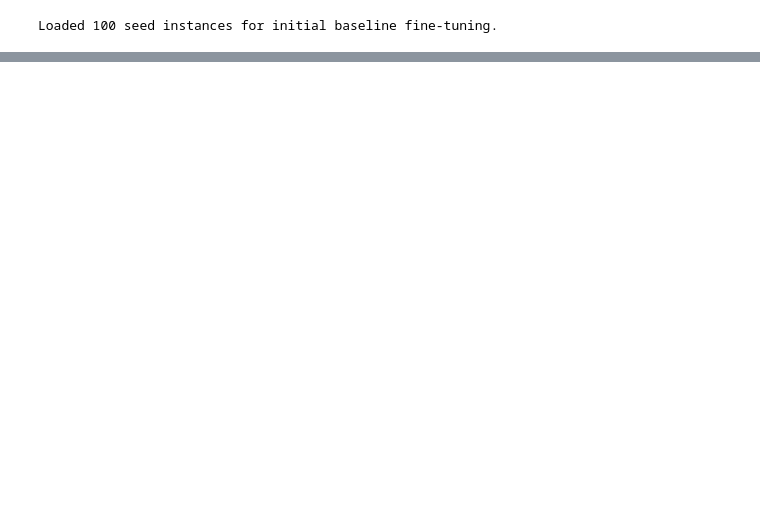
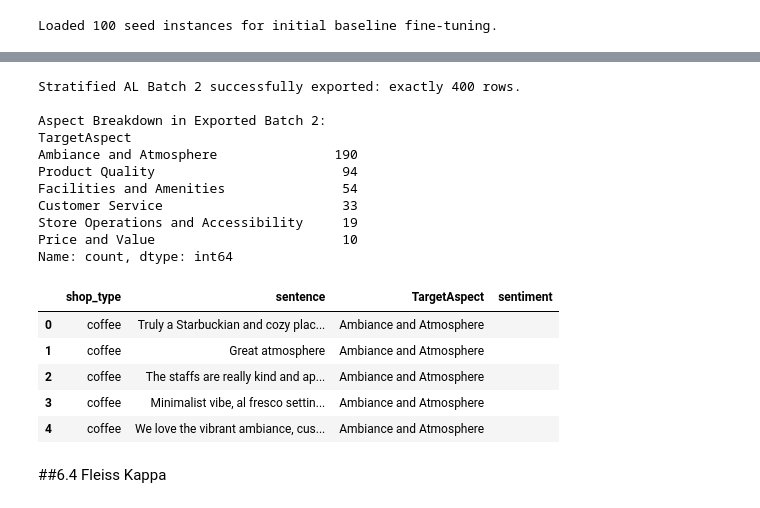
Before and after one commit to z-sulit/Thesis-Project-Aspect-Based-Sentiment-Analysis, a Jupyter notebook: _6_Active_Learning_w_Human_Annotation/phase6.ipynb, the cells around one changed output, grey strips where cells are left out. Drawn from its saved outputs; the diff is of its cells as text; code cells hidden in the pictures; blank space fills up the shorter version.

```diff
--- a/_6_Active_Learning_w_Human_Annotation/phase6.ipynb
+++ b/_6_Active_Learning_w_Human_Annotation/phase6.ipynb
@@ -453,0 +464,55 @@ KeyboardInterrupt:
+# %%
+candidate_pool = df_ranked.head(1500).copy()
+
+# 2. Configure 400-Row Target across the 6 Aspect Categories
+target_batch_size = 400
+num_aspects = candidate_pool['TargetAspect'].nunique()
+rows_per_aspect = target_batch_size // num_aspects  # 66 per aspect
+
+# 3. Stratified Sampling (Preserving TargetAspect explicitly)
+sampled_groups = []
+for aspect, group in candidate_pool.groupby('TargetAspect'):
+    sample_n = min(len(group), rows_per_aspect)
+    sampled_groups.append(group.sample(n=sample_n, random_state=42))
+
+batch_2 = pd.concat(sampled_groups, ignore_index=True)
+
+# 4. Top up remainder to hit exactly 400 rows
+if len(batch_2) < target_batch_size:
+    deficit = target_batch_size - len(batch_2)
+    remainder = candidate_pool[~candidate_pool['sentence'].isin(batch_2['sentence'])].head(deficit)
+    batch_2 = pd.concat([batch_2, remainder], ignore_index=True)
+
+# 5. Format Clean Annotation File for Human Annotators
+export_cols = ['shop_type', 'sentence', 'TargetAspect']
+df_annotators = batch_2[export_cols].copy()
+df_annotators['sentiment'] = ''  # Only sentiment is left blank for human labeling
+
+# 6. Export Files
+df_annotators.to_csv('AL_Batch_2_For_Annotators.csv', index=False, encoding='utf-8')
+batch_2.to_csv('AL_Batch_2_Metadata.csv', index=False, encoding='utf-8')
+
+print(f"Stratified AL Batch 2 successfully exported: exactly {len(df_annotators)} rows.")
+print("\nAspect Breakdown in Exported Batch 2:")
+print(df_annotators['TargetAspect'].value_counts())
+display(df_annotators.head(5))
+# %% [output]
+Stratified AL Batch 2 successfully exported: exactly 400 rows.
+
+Aspect Breakdown in Exported Batch 2:
+TargetAspect
+Ambiance and Atmosphere               190
+Product Quality                        94
+Facilities and Amenities               54
+Customer Service                       33
+Store Operations and Accessibility     19
+Price and Value                        10
+Name: count, dtype: int64
+|  | shop_type | sentence | TargetAspect | sentiment |
+| 0 | coffee | Truly a Starbuckian and cozy plac... | Ambiance and Atmosphere |  |
+| 1 | coffee | Great atmosphere | Ambiance and Atmosphere |  |
+| 2 | coffee | The staffs are really kind and ap... | Ambiance and Atmosphere |  |
+| 3 | coffee | Minimalist vibe, al fresco settin... | Ambiance and Atmosphere |  |
+| 4 | coffee | We love the vibrant ambiance, cus... | Ambiance and Atmosphere |  |
+# %% [markdown]
+##6.4 Fleiss Kappa
```
Also changed, not shown: parts of 6 cells of this notebook.
